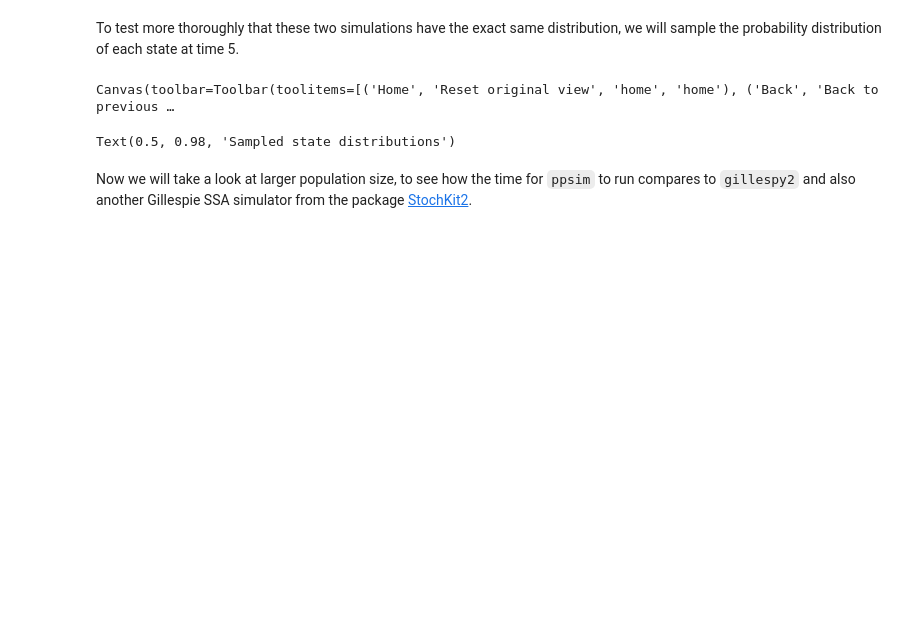
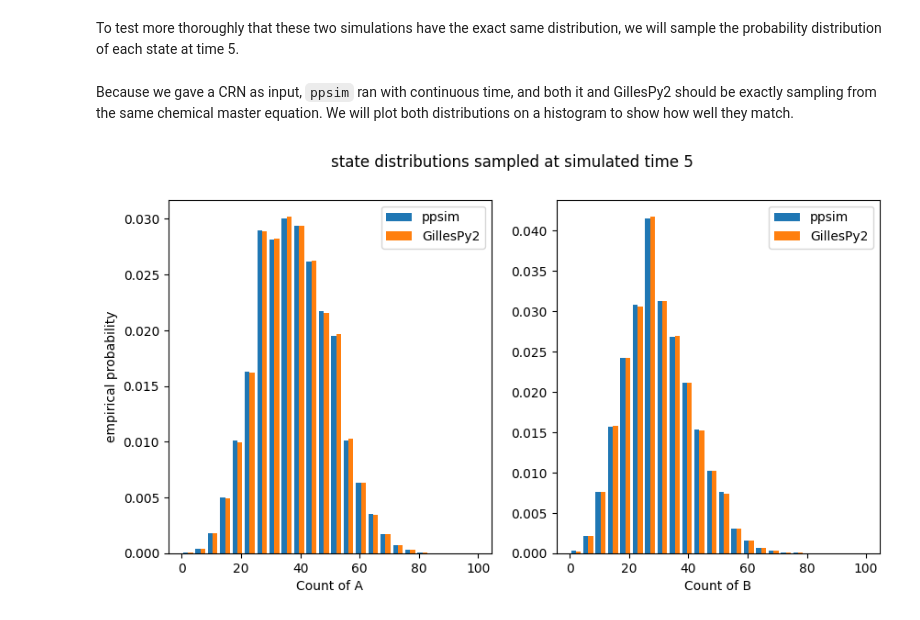
Before and after one commit to UC-Davis-molecular-computing/ppsim, a Jupyter notebook: examples/crn.ipynb, the cells around one changed output. Drawn from its saved outputs; the diff is of its cells as text; code cells hidden in the pictures; blank space fills up the shorter version.

```diff
--- a/examples/crn.ipynb
+++ b/examples/crn.ipynb
@@ -60,14 +58,16 @@ results_gillespy2 = model.run(number_of_trajectories = trials)
+# %% [markdown]
+Because we gave a CRN as input, `ppsim` ran with continuous time, and both it and GillesPy2 should be exactly sampling from the same chemical master equation. We will plot both distributions on a histogram to show how well they match.
 # %%
-fig, axes = plt.subplots(1, 2)
+# Load the pickled data to plot
+results_ppsim, results_gillespy2 = pickle.load( open( "crn_data/am_distributions.p", "rb" ))
+fig, axes = plt.subplots(1, 2, figsize=(10,5))
 for state, ax in zip(['A', 'B'], axes):
-    ax.hist([results_ppsim_cts[state], [result[state][1] for result in results_gillespy2]], bins = np.linspace(0, n, 20),
-                              alpha = 1, label=['ppsim', 'gillespy2'], density=True, edgecolor = 'k', linewidth = 0.0)
+    ax.hist([results_ppsim[state], [result[state][1] for result in results_gillespy2]], bins = np.linspace(0, n, 25),
+                              alpha = 1, label=['ppsim', 'GillesPy2'], density=True, edgecolor = 'k', linewidth = 0.0)
     ax.legend()
     ax.set_xlabel(f'Count of {state}')
 axes[0].set_ylabel('empirical probability')
-fig.suptitle('Sampled state distributions')
+fig.suptitle('state distributions sampled at simulated time 5')
+plt.show()
 # %% [output]
-Canvas(toolbar=Toolbar(toolitems=[('Home', 'Reset original view', 'home', 'home'), ('Back', 'Back to previous …
-Text(0.5, 0.98, 'Sampled state distributions')
+[figure, added]
-# %% [markdown]
-Now we will take a look at larger population size, to see how the time for ``ppsim`` to run compares to ``gillespy2`` and also another Gillespie SSA simulator from the package [StochKit2](https://academic.oup.com/bioinformatics/article/27/17/2457/224105).
```
Also changed, not shown: parts of 71 cells of this notebook, 13 other files.
